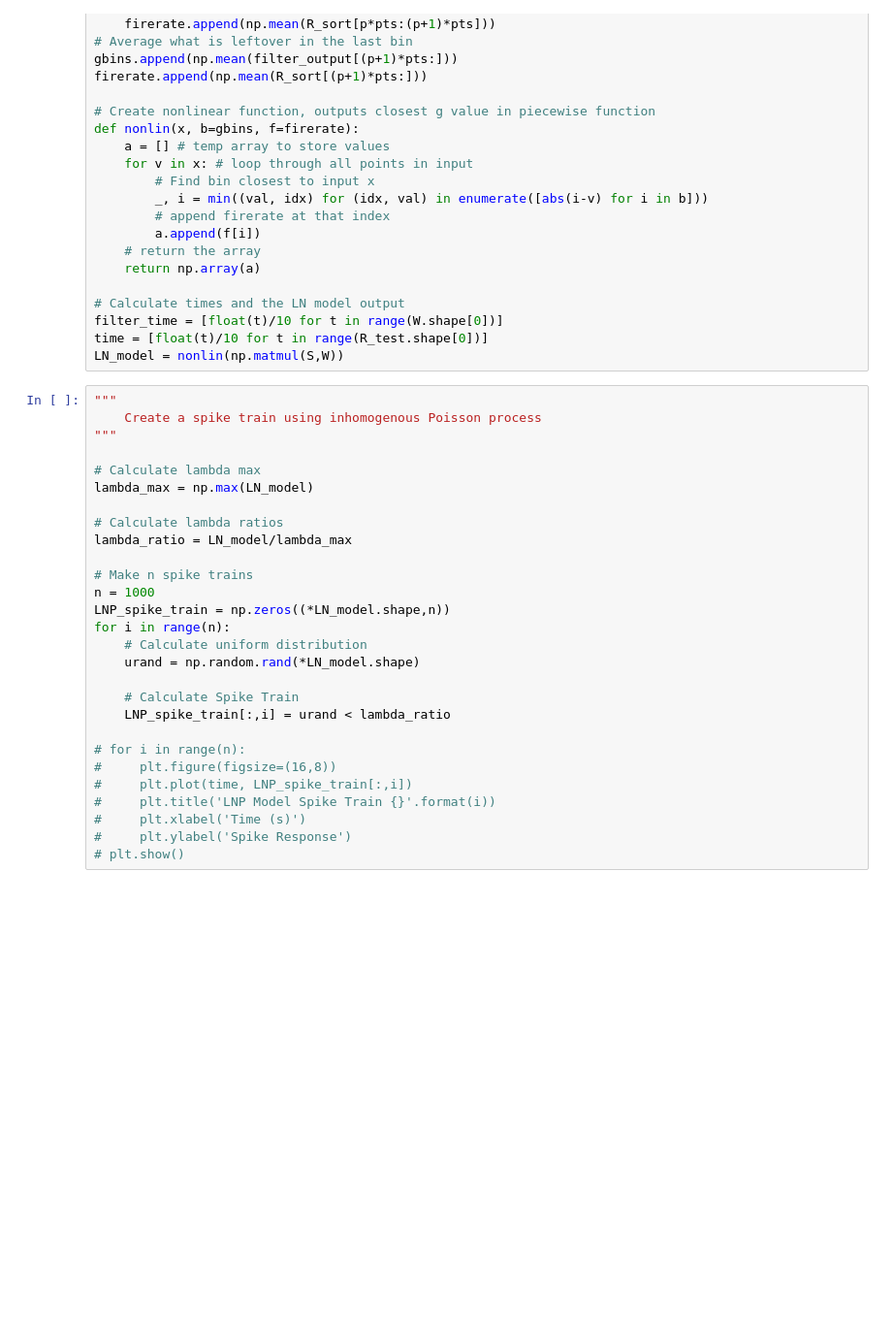
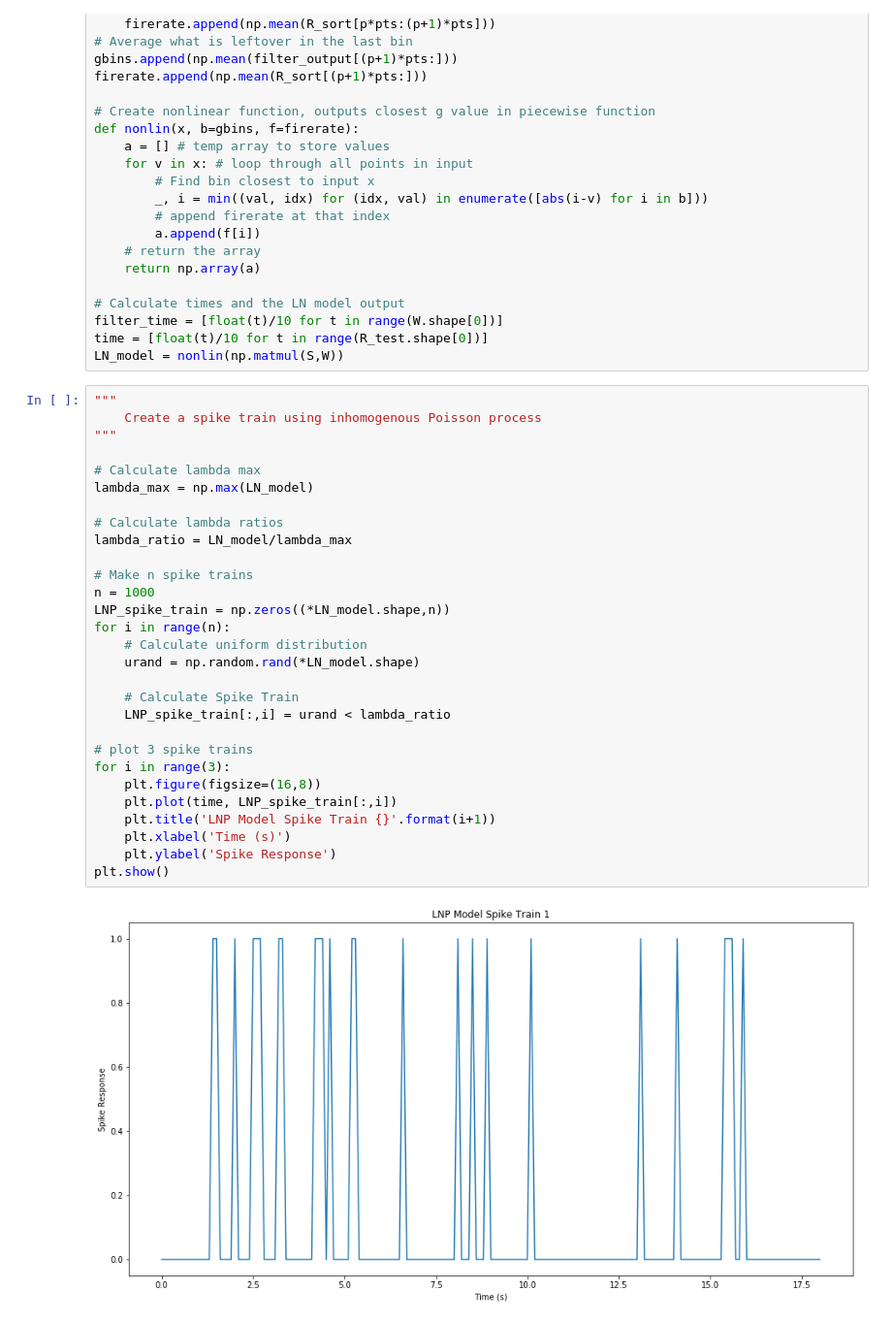
Before and after one commit to vanandrew/BME572, a Jupyter notebook: HW1/Problem4.ipynb, the cells around one changed output. Shown at 97% size. Cells and saved outputs as stored; diff of their text form; blank space fills up the shorter version.

```diff
--- a/HW1/Problem4.ipynb
+++ b/HW1/Problem4.ipynb
@@ -146,28 +146,31 @@ LN_model = nonlin(np.matmul(S,W))
 # %%
 """
     Create a spike train using inhomogenous Poisson process
 """
 
 # Calculate lambda max
 lambda_max = np.max(LN_model)
 
 # Calculate lambda ratios
 lambda_ratio = LN_model/lambda_max
 
 # Make n spike trains
 n = 1000
 LNP_spike_train = np.zeros((*LN_model.shape,n))
 for i in range(n):
     # Calculate uniform distribution
     urand = np.random.rand(*LN_model.shape)
 
     # Calculate Spike Train
     LNP_spike_train[:,i] = urand < lambda_ratio
 
-# for i in range(n):
-#     plt.figure(figsize=(16,8))
-#     plt.plot(time, LNP_spike_train[:,i])
-#     plt.title('LNP Model Spike Train {}'.format(i))
-#     plt.xlabel('Time (s)')
-#     plt.ylabel('Spike Response')
-# plt.show()
+# plot 3 spike trains
+for i in range(3):
+    plt.figure(figsize=(16,8))
+    plt.plot(time, LNP_spike_train[:,i])
+    plt.title('LNP Model Spike Train {}'.format(i+1))
+    plt.xlabel('Time (s)')
+    plt.ylabel('Spike Response')
+plt.show()
+# %% [output]
+[figure, added]
```
Also changed, not shown: parts of 2 cells of this notebook.
